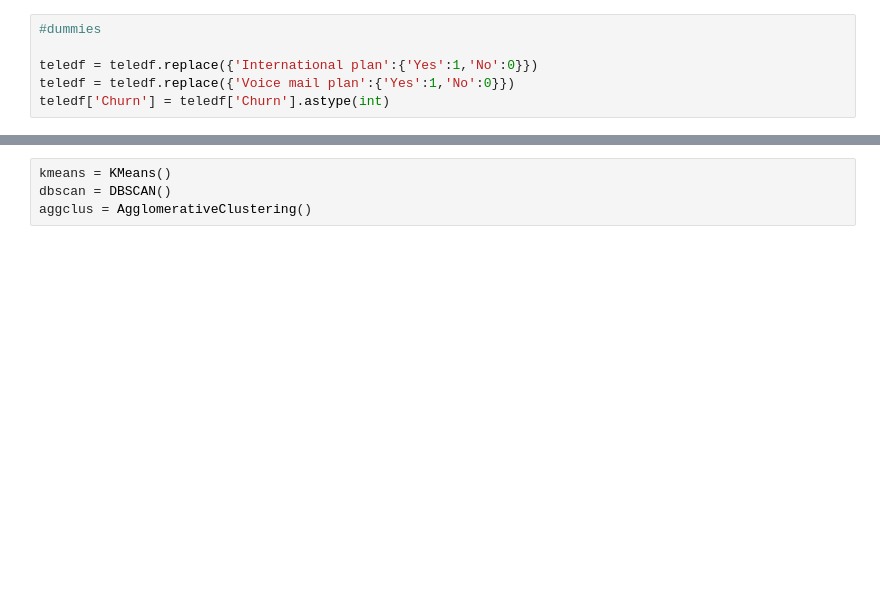
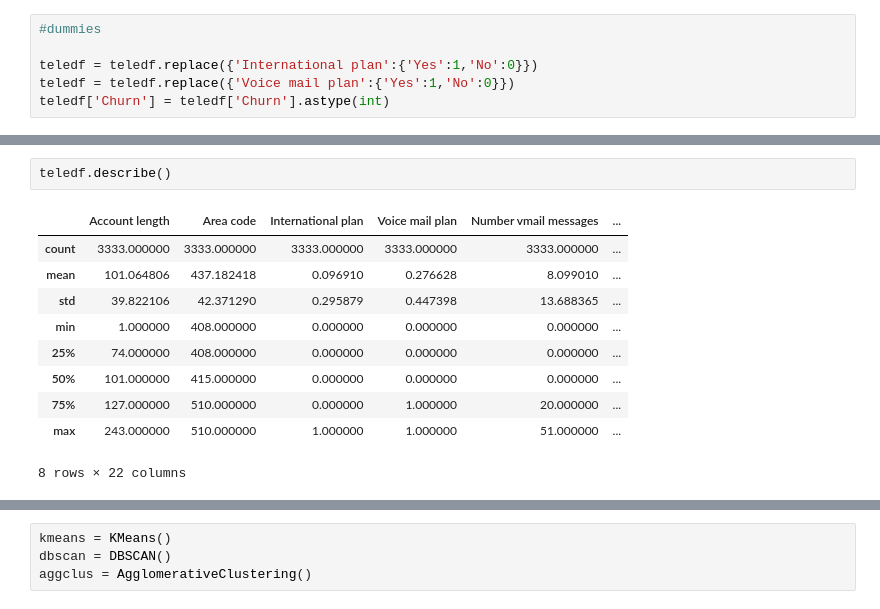
Before and after one commit to kangand/1000ml, a Jupyter notebook: Data prep.ipynb, the cells around one changed output, grey strips where cells are left out. Saved outputs shown, nothing was run; the diff lists cells and outputs as text; blank space fills up the shorter version.

```diff
--- a/Data prep.ipynb
+++ b/Data prep.ipynb
@@ -146,4 +146,17 @@ teledf.sample(10)
 10 rows × 23 columns
+# %%
+teledf.describe()
+# %% [output]
+|  | Account length | Area code | International plan | Voice mail plan | Number vmail messages | ... |
+| count | 3333.000000 | 3333.000000 | 3333.000000 | 3333.000000 | 3333.000000 | ... |
+| mean | 101.064806 | 437.182418 | 0.096910 | 0.276628 | 8.099010 | ... |
+| std | 39.822106 | 42.371290 | 0.295879 | 0.447398 | 13.688365 | ... |
+| min | 1.000000 | 408.000000 | 0.000000 | 0.000000 | 0.000000 | ... |
+| 25% | 74.000000 | 408.000000 | 0.000000 | 0.000000 | 0.000000 | ... |
+| 50% | 101.000000 | 415.000000 | 0.000000 | 0.000000 | 0.000000 | ... |
+| 75% | 127.000000 | 510.000000 | 0.000000 | 1.000000 | 20.000000 | ... |
+| max | 243.000000 | 510.000000 | 1.000000 | 1.000000 | 51.000000 | ... |
+8 rows × 22 columns
 # %%
 #what to bin
 
```
Also changed, not shown: parts of 29 cells of this notebook.
